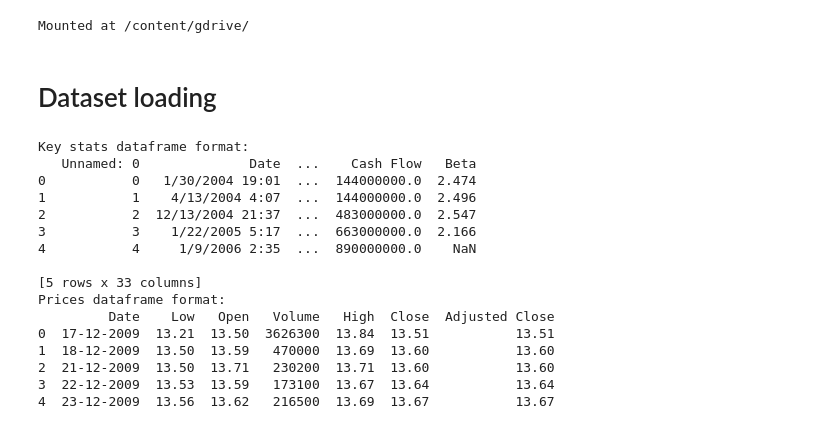
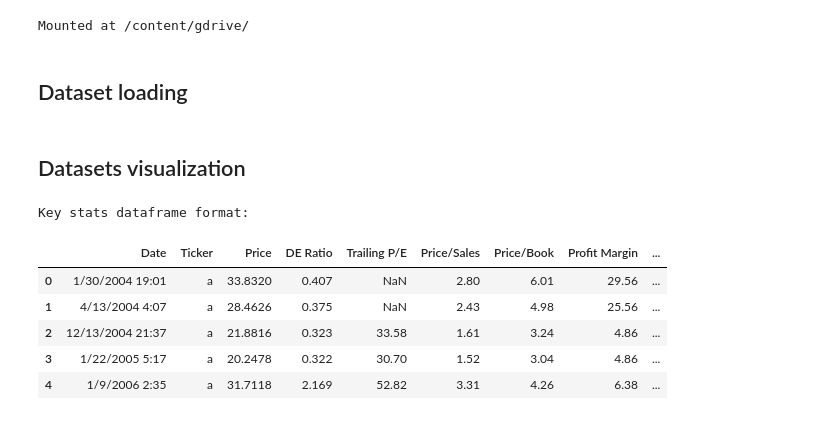
Before and after one commit to LeonardoEmili/stock-price-forecasting, a Jupyter notebook: forecasting.ipynb, the cells around one changed output. Saved outputs shown, nothing was run; the diff lists cells and outputs as text; code cells hidden in the pictures.

```diff
--- a/forecasting.ipynb
+++ b/forecasting.ipynb
@@ -31,7 +33,7 @@ import torch.nn as nn
 import glob
 from tqdm.notebook import tqdm
 # %% [markdown]
-# Dataset loading
+## Dataset loading
 # %%
 # Key stats dataframe
 key_stats_df = pd.read_csv("data/key_stats_yahoo.csv")
@@ -42,23 +46,13 @@ prices_dfs = [pd.read_csv(f) for f in tqdm(prices_files)]
+# %% [markdown]
+## Datasets visualization
 # %%
 print("Key stats dataframe format:")
-print(key_stats_df.head())
-
-print("Prices dataframe format:")
-print(prices_dfs[0].head())
+key_stats_df.head()
 # %% [output]
 Key stats dataframe format:
-   Unnamed: 0              Date  ...    Cash Flow   Beta
-0           0   1/30/2004 19:01  ...  144000000.0  2.474
-1           1    4/13/2004 4:07  ...  144000000.0  2.496
-2           2  12/13/2004 21:37  ...  483000000.0  2.547
-3           3    1/22/2005 5:17  ...  663000000.0  2.166
-4           4     1/9/2006 2:35  ...  890000000.0    NaN
-
-[5 rows x 33 columns]
-Prices dataframe format:
-         Date    Low   Open   Volume   High  Close  Adjusted Close
-0  17-12-2009  13.21  13.50  3626300  13.84  13.51           13.51
-1  18-12-2009  13.50  13.59   470000  13.69  13.60           13.60
-2  21-12-2009  13.50  13.71   230200  13.71  13.60           13.60
-3  22-12-2009  13.53  13.59   173100  13.67  13.64           13.64
-4  23-12-2009  13.56  13.62   216500  13.69  13.67           13.67
+|  | Date | Ticker | Price | DE Ratio | Trailing P/E | Price/Sales | Price/Book | Profit Margin | ... |
+| 0 | 1/30/2004 19:01 | a | 33.8320 | 0.407 | NaN | 2.80 | 6.01 | 29.56 | ... |
+| 1 | 4/13/2004 4:07 | a | 28.4626 | 0.375 | NaN | 2.43 | 4.98 | 25.56 | ... |
+| 2 | 12/13/2004 21:37 | a | 21.8816 | 0.323 | 33.58 | 1.61 | 3.24 | 4.86 | ... |
+| 3 | 1/22/2005 5:17 | a | 20.2478 | 0.322 | 30.70 | 1.52 | 3.04 | 4.86 | ... |
+| 4 | 1/9/2006 2:35 | a | 31.7118 | 2.169 | 52.82 | 3.31 | 4.26 | 6.38 | ... |
```
Also changed, not shown: parts of 14 cells of this notebook.
